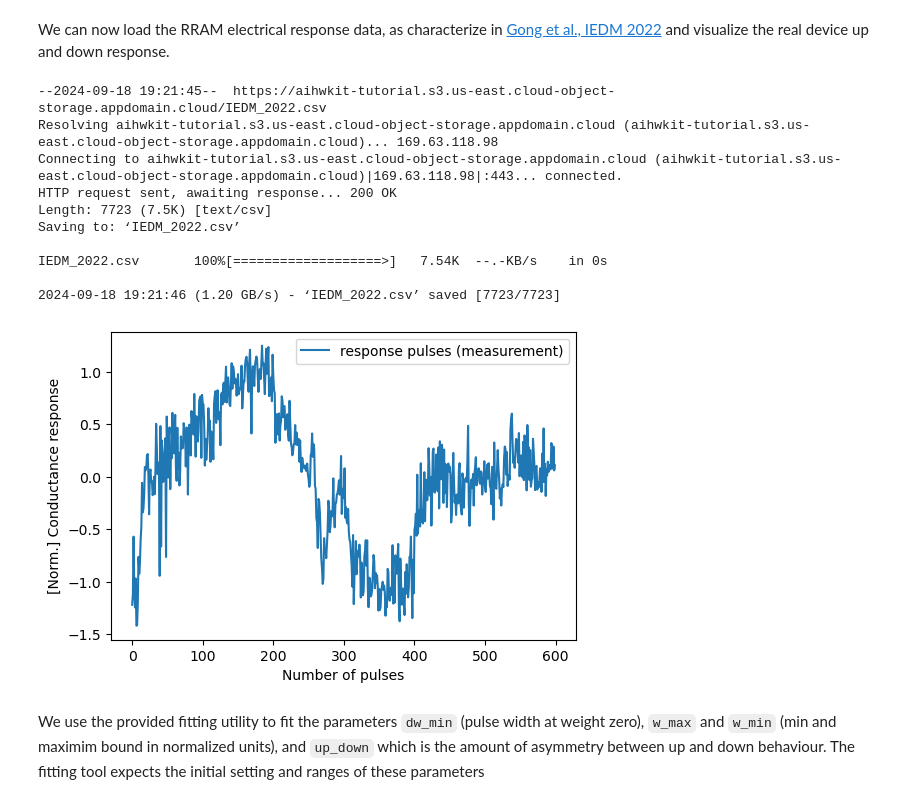
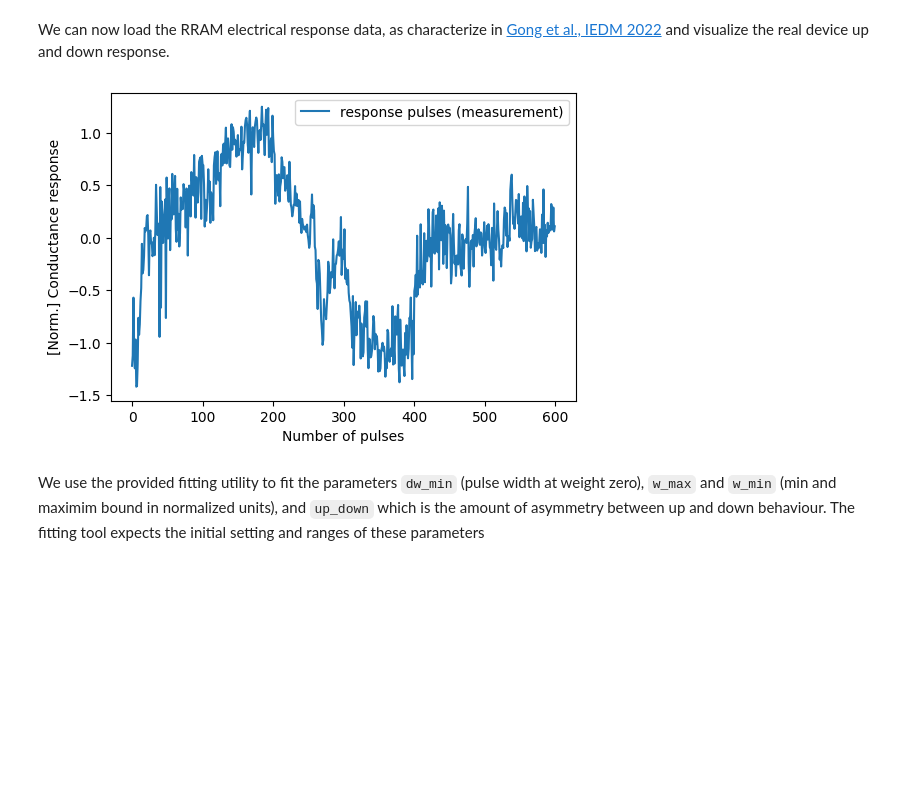
Before and after one commit to IBM/aihwkit, a Jupyter notebook: notebooks/tutorial/analog_training.ipynb, the cells around one changed output. Saved outputs shown, nothing was run; the diff lists cells and outputs as text; code cells hidden in the pictures; blank space fills up the shorter version.

```diff
--- a/notebooks/tutorial/analog_training.ipynb
+++ b/notebooks/tutorial/analog_training.ipynb
@@ -179,34 +178,28 @@ We can now load the RRAM electrical response data, as characterize in [Gong et a
 # %%
 from numpy import ones, absolute, concatenate, tile, average
 import matplotlib.pyplot as plt
-
+import requests
 from pandas import read_csv
 
-!wget https://aihwkit-tutorial.s3.us-east.cloud-object-storage.appdomain.cloud/IEDM_2022.csv
+url = 'https://aihwkit-tutorial.s3.us-east.cloud-object-storage.appdomain.cloud/IEDM_2022.csv'
+response = requests.get(url)
+with open('IEDM_2022.csv', 'wb') as file:
+	file.write(response.content)
+
 df = read_csv('IEDM_2022.csv', header=None)
 response = df[0].values
 response -= response.mean()
 response /= absolute(average(response[180:200]))
 
 figure = plt.figure(figsize=[6, 4])
 plt.plot(response, label='response pulses (measurement)')
 plt.xlabel("Number of pulses")
 plt.ylabel("[Norm.] Conductance response")
 plt.legend()
 plt.gcf()
 plt.show()
 # %% [output]
---2024-09-18 19:21:45--  https://aihwkit-tutorial.s3.us-east.cloud-object-storage.appdomain.cloud/IEDM_2022.csv
-Resolving aihwkit-tutorial.s3.us-east.cloud-object-storage.appdomain.cloud (aihwkit-tutorial.s3.us-east.cloud-object-storage.appdomain.cloud)... 169.63.118.98
-Connecting to aihwkit-tutorial.s3.us-east.cloud-object-storage.appdomain.cloud (aihwkit-tutorial.s3.us-east.cloud-object-storage.appdomain.cloud)|169.63.118.98|:443... connected.
-HTTP request sent, awaiting response... 200 OK
-Length: 7723 (7.5K) [text/csv]
-Saving to: ‘IEDM_2022.csv’
-
-IEDM_2022.csv       100%[===================>]   7.54K  --.-KB/s    in 0s
-
-2024-09-18 19:21:46 (1.20 GB/s) - ‘IEDM_2022.csv’ saved [7723/7723]
-[figure, old version]
+[figure, new version]
 # %% [markdown]
 We use the provided fitting utility to fit the parameters `dw_min` (pulse width at weight zero), `w_max` and `w_min` (min and maximim bound in normalized units), and `up_down` which is the amount of asymmetry between up and down behaviour. The fitting tool expects the initial setting and ranges of these parameters
 # %%
```
Also changed, not shown: parts of 13 cells of this notebook.
